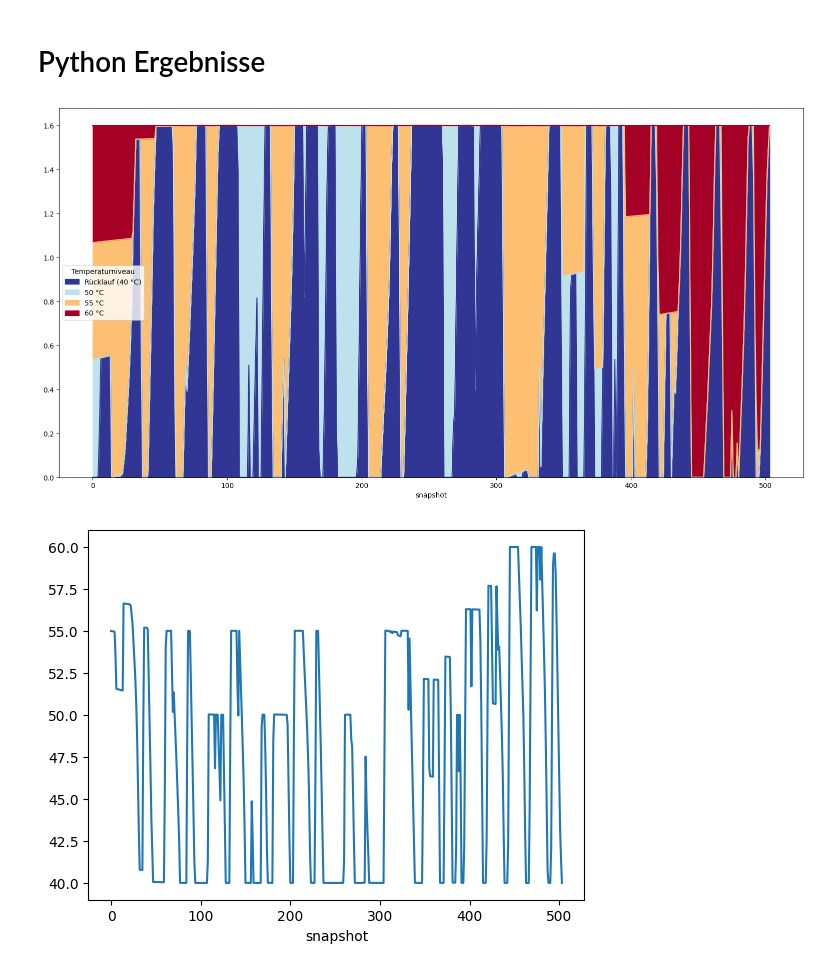
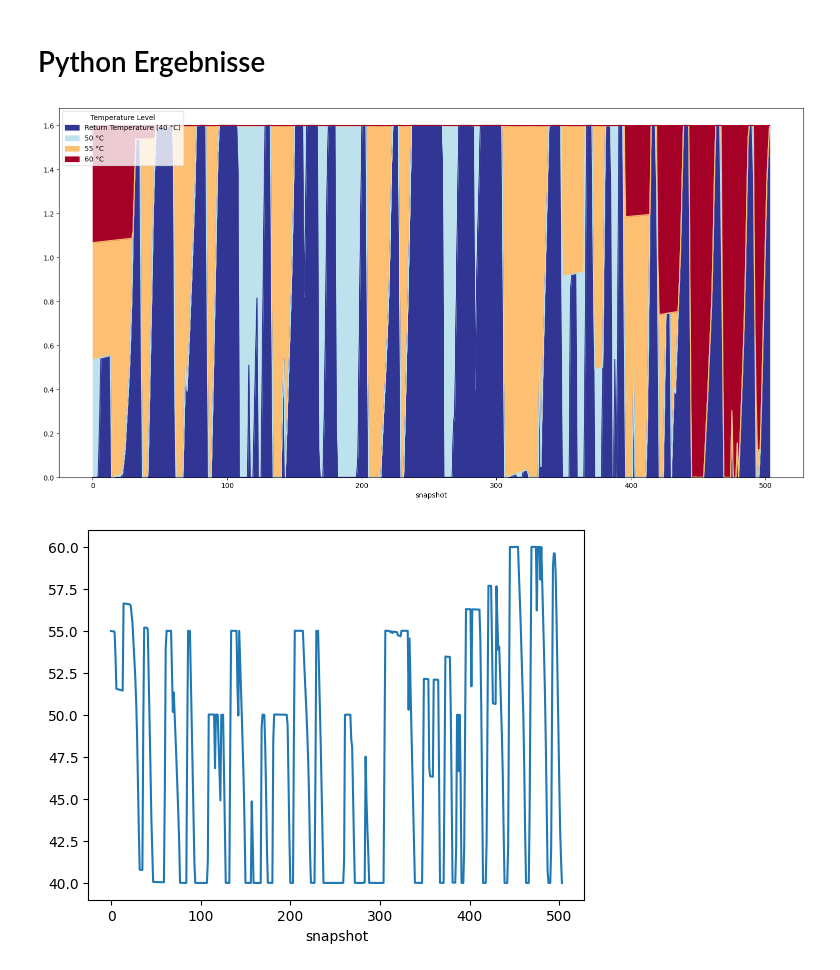
Before and after one commit to choffma8/masterprojektWaermespeicher, a Jupyter notebook: konstanterTemperaturspeicher - 3 Wochen.ipynb, the cells around one changed output. Cells and saved outputs as stored; diff of their text form; code cells hidden in the pictures.

```diff
--- a/konstanterTemperaturspeicher - 3 Wochen.ipynb
+++ b/konstanterTemperaturspeicher - 3 Wochen.ipynb
@@ -307,14 +307,14 @@ p_hp_50 = p_heat[('hp', 50)]
 # %%
 #ph.plot.plot_stratified_heat_store(n, 'hs', sns = n.snapshots)
 
 df = n.heat_stores_t.V.clip(lower=0)
-df.insert(3, 'Rücklauf (40 °C)', ((Store_base * Store_height) - df.sum(axis=1)).clip(lower=0))
-df.columns = ['60 °C', '55 °C', '50 °C', 'Rücklauf (40 °C)']
+df.insert(3, 'Return Temperature (40 °C)', ((Store_base * Store_height) - df.sum(axis=1)).clip(lower=0))
+df.columns = ['60 °C', '55 °C', '50 °C', 'Return Temperature (40 °C)']
 df = df.iloc[:, ::-1]
 ax = df.plot(kind='area', stacked=True, figsize=(19.2, 9.6), cmap='RdYlBu_r')
-ax.legend(title="Temperaturniveau");
+ax.legend(title="Temperature Level", loc='upper left', bbox_to_anchor=(0, 1));
 # %% [output]
-[figure, old version]
+[figure, new version]
 # %%
 df = n.heat_stores_t.V.clip(lower=0)
 df.columns = ['60 °C', '55 °C', '50 °C']
```
